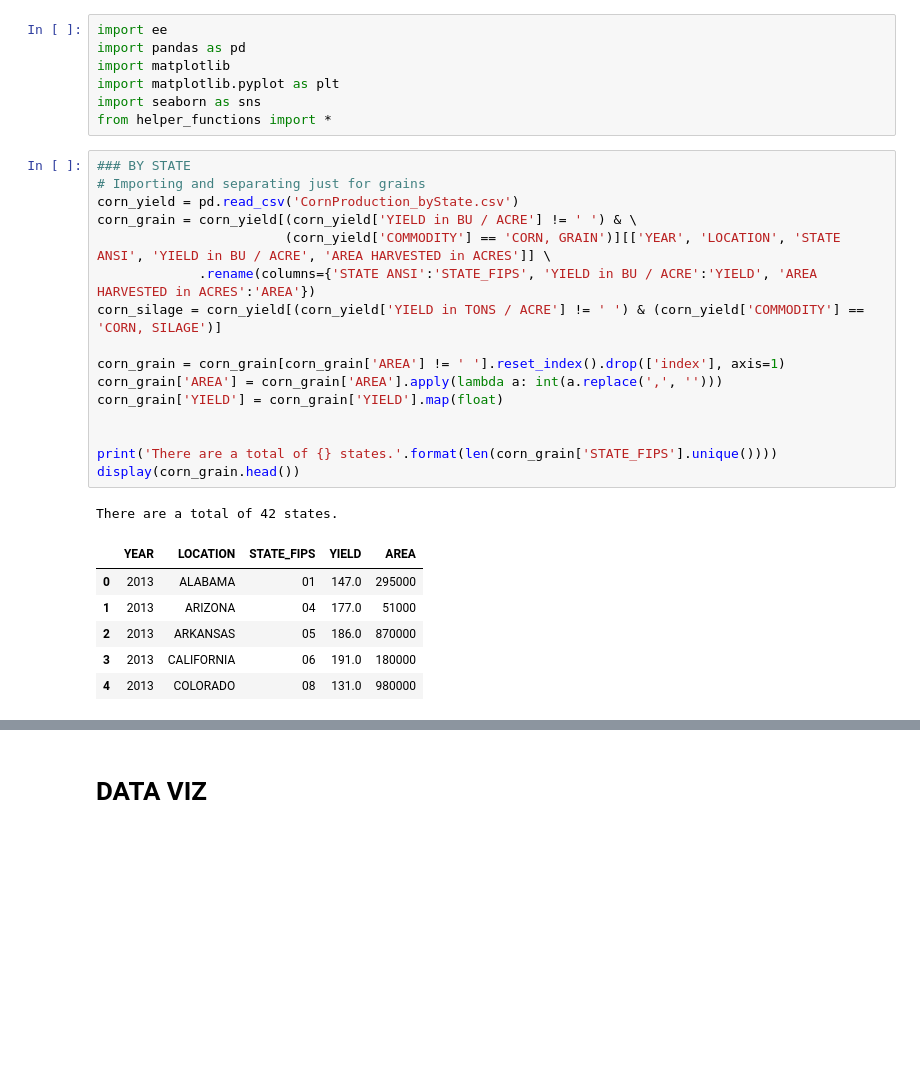
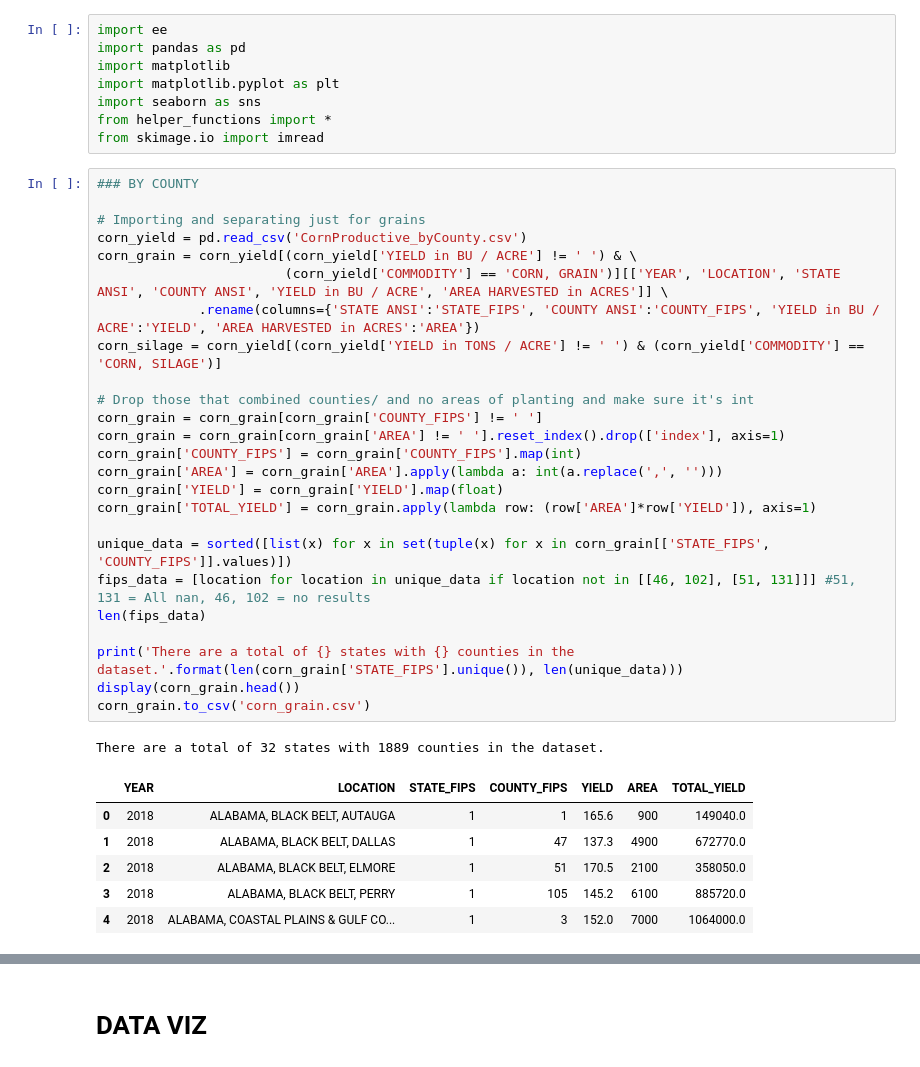
Before and after one commit to kayweeee/cds-corn-prediction, a Jupyter notebook: earthengine.ipynb, the cells around one changed output, grey strips where cells are left out. Cells and saved outputs as stored; diff of their text form; blank space fills up the shorter version.

```diff
--- a/earthengine.ipynb
+++ b/earthengine.ipynb
@@ -5,27 +5,37 @@ import matplotlib
 import matplotlib.pyplot as plt
 import seaborn as sns
 from helper_functions import *
+from skimage.io import imread
 # %%
-### BY STATE
+### BY COUNTY
+
 # Importing and separating just for grains
-corn_yield = pd.read_csv('CornProduction_byState.csv')
+corn_yield = pd.read_csv('CornProductive_byCounty.csv')
 corn_grain = corn_yield[(corn_yield['YIELD in BU / ACRE'] != ' ') & \
-                        (corn_yield['COMMODITY'] == 'CORN, GRAIN')][['YEAR', 'LOCATION', 'STATE ANSI', 'YIELD in BU / ACRE', 'AREA HARVESTED in ACRES']] \
-             .rename(columns={'STATE ANSI':'STATE_FIPS', 'YIELD in BU / ACRE':'YIELD', 'AREA HARVESTED in ACRES':'AREA'})
+                        (corn_yield['COMMODITY'] == 'CORN, GRAIN')][['YEAR', 'LOCATION', 'STATE ANSI', 'COUNTY ANSI', 'YIELD in BU / ACRE', 'AREA HARVESTED in ACRES']] \
+             .rename(columns={'STATE ANSI':'STATE_FIPS', 'COUNTY ANSI':'COUNTY_FIPS', 'YIELD in BU / ACRE':'YIELD', 'AREA HARVESTED in ACRES':'AREA'})
 corn_silage = corn_yield[(corn_yield['YIELD in TONS / ACRE'] != ' ') & (corn_yield['COMMODITY'] == 'CORN, SILAGE')]
 
+# Drop those that combined counties/ and no areas of planting and make sure it's int
+corn_grain = corn_grain[corn_grain['COUNTY_FIPS'] != ' ']
 corn_grain = corn_grain[corn_grain['AREA'] != ' '].reset_index().drop(['index'], axis=1)
+corn_grain['COUNTY_FIPS'] = corn_grain['COUNTY_FIPS'].map(int)
 corn_grain['AREA'] = corn_grain['AREA'].apply(lambda a: int(a.replace(',', '')))
 corn_grain['YIELD'] = corn_grain['YIELD'].map(float)
+corn_grain['TOTAL_YIELD'] = corn_grain.apply(lambda row: (row['AREA']*row['YIELD']), axis=1)
 
+unique_data = sorted([list(x) for x in set(tuple(x) for x in corn_grain[['STATE_FIPS', 'COUNTY_FIPS']].values)])
+fips_data = [location for location in unique_data if location not in [[46, 102], [51, 131]]] #51, 131 = All nan, 46, 102 = no results
+len(fips_data)
 
-print('There are a total of {} states.'.format(len(corn_grain['STATE_FIPS'].unique())))
+print('There are a total of {} states with {} counties in the dataset.'.format(len(corn_grain['STATE_FIPS'].unique()), len(unique_data)))
 display(corn_grain.head())
+corn_grain.to_csv('corn_grain.csv')
 # %% [output]
-There are a total of 42 states.
+There are a total of 32 states with 1889 counties in the dataset.
-|  | YEAR | LOCATION | STATE_FIPS | YIELD | AREA |
-| 0 | 2013 | ALABAMA | 01 | 147.0 | 295000 |
-| 1 | 2013 | ARIZONA | 04 | 177.0 | 51000 |
-| 2 | 2013 | ARKANSAS | 05 | 186.0 | 870000 |
-| 3 | 2013 | CALIFORNIA | 06 | 191.0 | 180000 |
-| 4 | 2013 | COLORADO | 08 | 131.0 | 980000 |
+|  | YEAR | LOCATION | STATE_FIPS | COUNTY_FIPS | YIELD | AREA | TOTAL_YIELD |
+| 0 | 2018 | ALABAMA, BLACK BELT, AUTAUGA | 1 | 1 | 165.6 | 900 | 149040.0 |
+| 1 | 2018 | ALABAMA, BLACK BELT, DALLAS | 1 | 47 | 137.3 | 4900 | 672770.0 |
+| 2 | 2018 | ALABAMA, BLACK BELT, ELMORE | 1 | 51 | 170.5 | 2100 | 358050.0 |
+| 3 | 2018 | ALABAMA, BLACK BELT, PERRY | 1 | 105 | 145.2 | 6100 | 885720.0 |
+| 4 | 2018 | ALABAMA, COASTAL PLAINS & GULF CO... | 1 | 3 | 152.0 | 7000 | 1064000.0 |
```
Also changed, not shown: parts of 18 cells of this notebook, 1 other file.
